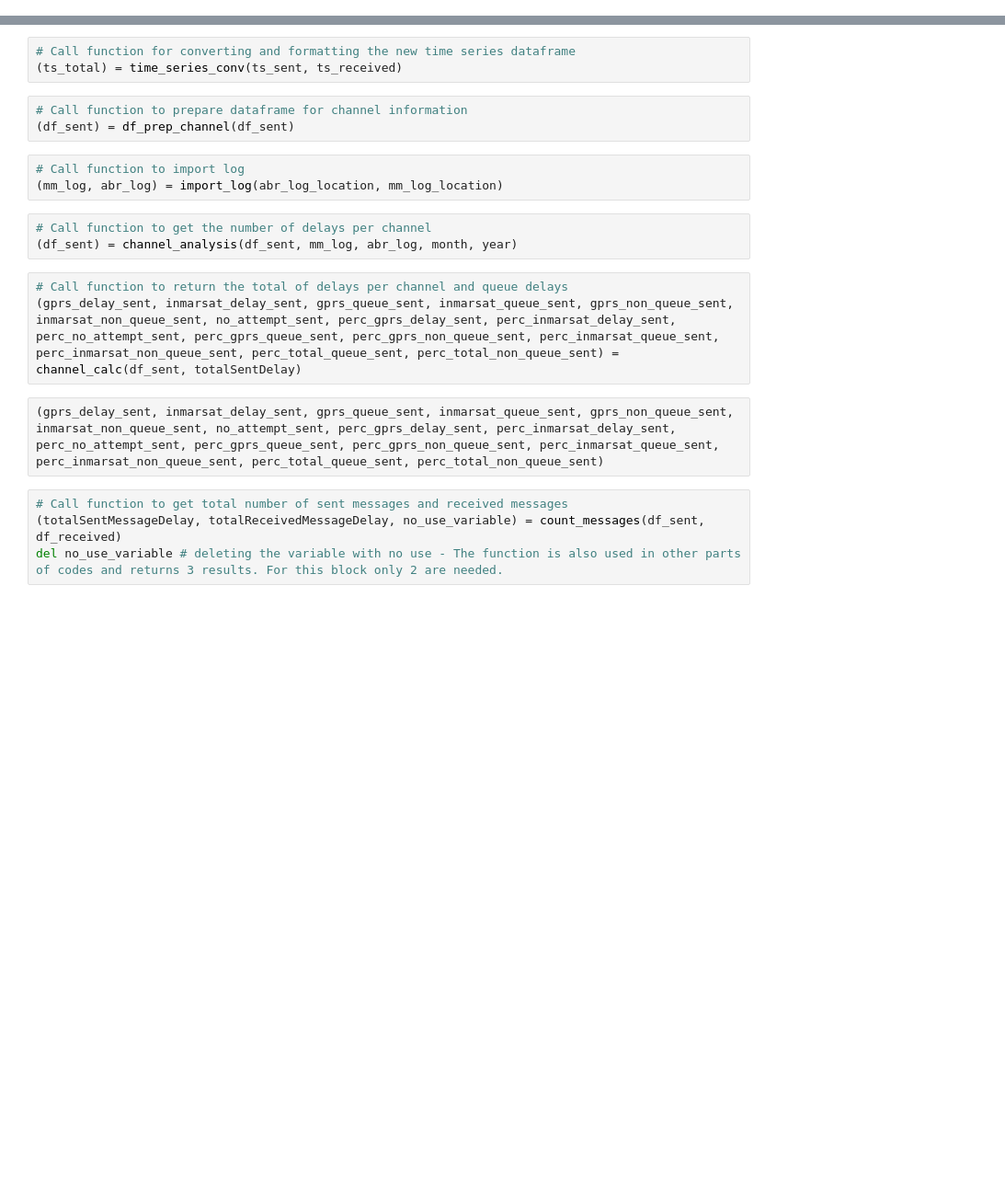
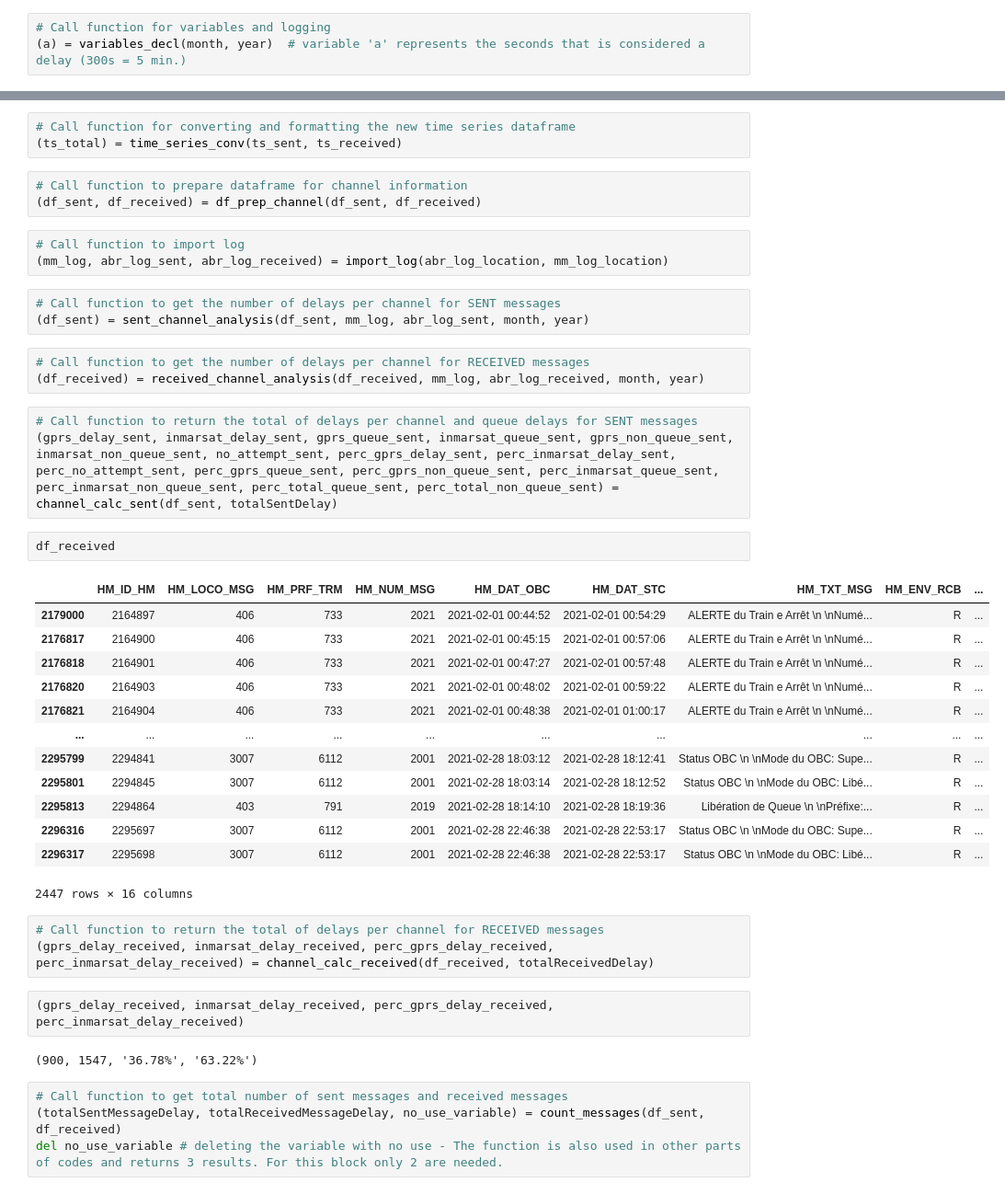
Before and after one commit to dacoster90/Communication-Analyzer, a Jupyter notebook: Messages_Analysis.ipynb, the cells around one changed output, grey strips where cells are left out. Shown at 92% size. Saved outputs shown, nothing was run; the diff lists cells and outputs as text; blank space fills up the shorter version.

```diff
--- a/Messages_Analysis.ipynb
+++ b/Messages_Analysis.ipynb
@@ -17 +18,4 @@ from ipynb.fs.full.my_functions import *
+# %%
+# Call function for variables and logging
+(a) = variables_decl(month, year)  # variable 'a' represents the seconds that is considered a delay (300s = 5 min.)
 # %%
@@ -69,18 +81,42 @@ ts_decompose(ts_sent, ts_received, month, year)
 (ts_total) = time_series_conv(ts_sent, ts_received)
 # %%
 # Call function to prepare dataframe for channel information
-(df_sent) = df_prep_channel(df_sent)
+(df_sent, df_received) = df_prep_channel(df_sent, df_received)
 # %%
 # Call function to import log
-(mm_log, abr_log) = import_log(abr_log_location, mm_log_location)
+(mm_log, abr_log_sent, abr_log_received) = import_log(abr_log_location, mm_log_location)
 # %%
-# Call function to get the number of delays per channel
-(df_sent) = channel_analysis(df_sent, mm_log, abr_log, month, year)
+# Call function to get the number of delays per channel for SENT messages
+(df_sent) = sent_channel_analysis(df_sent, mm_log, abr_log_sent, month, year)
+# %%
+# Call function to get the number of delays per channel for RECEIVED messages
+(df_received) = received_channel_analysis(df_received, mm_log, abr_log_received, month, year)
 # %%
-# Call function to return the total of delays per channel and queue delays
-(gprs_delay_sent, inmarsat_delay_sent, gprs_queue_sent, inmarsat_queue_sent, gprs_non_queue_sent, inmarsat_non_queue_sent, no_attempt_sent, perc_gprs_delay_sent, perc_inmarsat_delay_sent, perc_no_attempt_sent, perc_gprs_queue_sent, perc_gprs_non_queue_sent, perc_inmarsat_queue_sent, perc_inmarsat_non_queue_sent, perc_total_queue_sent, perc_total_non_queue_sent) = channel_calc(df_sent, totalSentDelay)
+# Call function to return the total of delays per channel and queue delays for SENT messages
+(gprs_delay_sent, inmarsat_delay_sent, gprs_queue_sent, inmarsat_queue_sent, gprs_non_queue_sent, inmarsat_non_queue_sent, no_attempt_sent, perc_gprs_delay_sent, perc_inmarsat_delay_sent, perc_no_attempt_sent, perc_gprs_queue_sent, perc_gprs_non_queue_sent, perc_inmarsat_queue_sent, perc_inmarsat_non_queue_sent, perc_total_queue_sent, perc_total_non_queue_sent) = channel_calc_sent(df_sent, totalSentDelay)
-# %%
-(gprs_delay_sent, inmarsat_delay_sent, gprs_queue_sent, inmarsat_queue_sent, gprs_non_queue_sent, inmarsat_non_queue_sent, no_attempt_sent, perc_gprs_delay_sent, perc_inmarsat_delay_sent, perc_no_attempt_sent, perc_gprs_queue_sent, perc_gprs_non_queue_sent, perc_inmarsat_queue_sent, perc_inmarsat_non_queue_sent, perc_total_queue_sent, perc_total_non_queue_sent)
+# %%
+df_received
+# %% [output]
+|  | HM_ID_HM | HM_LOCO_MSG | HM_PRF_TRM | HM_NUM_MSG | HM_DAT_OBC | HM_DAT_STC | HM_TXT_MSG | HM_ENV_RCB | ... |
+| 2179000 | 2164897 | 406 | 733 | 2021 | 2021-02-01 00:44:52 | 2021-02-01 00:54:29 | ALERTE du Train e Arrêt \n \nNumé... | R | ... |
+| 2176817 | 2164900 | 406 | 733 | 2021 | 2021-02-01 00:45:15 | 2021-02-01 00:57:06 | ALERTE du Train e Arrêt \n \nNumé... | R | ... |
+| 2176818 | 2164901 | 406 | 733 | 2021 | 2021-02-01 00:47:27 | 2021-02-01 00:57:48 | ALERTE du Train e Arrêt \n \nNumé... | R | ... |
+| 2176820 | 2164903 | 406 | 733 | 2021 | 2021-02-01 00:48:02 | 2021-02-01 00:59:22 | ALERTE du Train e Arrêt \n \nNumé... | R | ... |
+| 2176821 | 2164904 | 406 | 733 | 2021 | 2021-02-01 00:48:38 | 2021-02-01 01:00:17 | ALERTE du Train e Arrêt \n \nNumé... | R | ... |
+| ... | ... | ... | ... | ... | ... | ... | ... | ... | ... |
+| 2295799 | 2294841 | 3007 | 6112 | 2001 | 2021-02-28 18:03:12 | 2021-02-28 18:12:41 | Status OBC \n \nMode du OBC: Supe... | R | ... |
+| 2295801 | 2294845 | 3007 | 6112 | 2001 | 2021-02-28 18:03:14 | 2021-02-28 18:12:52 | Status OBC \n \nMode du OBC: Libé... | R | ... |
+| 2295813 | 2294864 | 403 | 791 | 2019 | 2021-02-28 18:14:10 | 2021-02-28 18:19:36 | Libération de Queue \n \nPréfixe:... | R | ... |
+| 2296316 | 2295697 | 3007 | 6112 | 2001 | 2021-02-28 22:46:38 | 2021-02-28 22:53:17 | Status OBC \n \nMode du OBC: Supe... | R | ... |
+| 2296317 | 2295698 | 3007 | 6112 | 2001 | 2021-02-28 22:46:38 | 2021-02-28 22:53:17 | Status OBC \n \nMode du OBC: Libé... | R | ... |
+2447 rows × 16 columns
+# %%
+# Call function to return the total of delays per channel for RECEIVED messages
+(gprs_delay_received, inmarsat_delay_received, perc_gprs_delay_received, perc_inmarsat_delay_received) = channel_calc_received(df_received, totalReceivedDelay)
+# %%
+(gprs_delay_received, inmarsat_delay_received, perc_gprs_delay_received, perc_inmarsat_delay_received)
+# %% [output]
+(900, 1547, '36.78%', '63.22%')
 # %%
 # Call function to get total number of sent messages and received messages
 (totalSentMessageDelay, totalReceivedMessageDelay, no_use_variable) = count_messages(df_sent, df_received)
```
Also changed, not shown: parts of 18 cells of this notebook, 3 other files.
